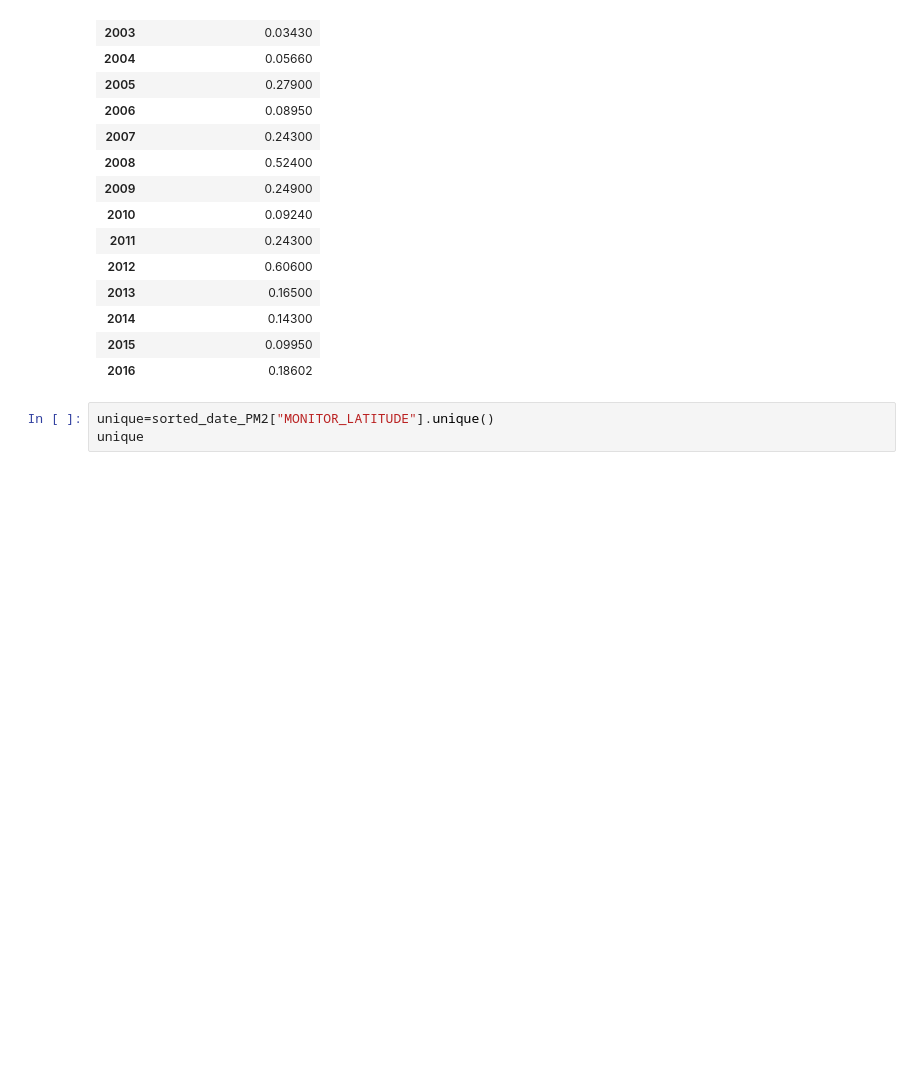
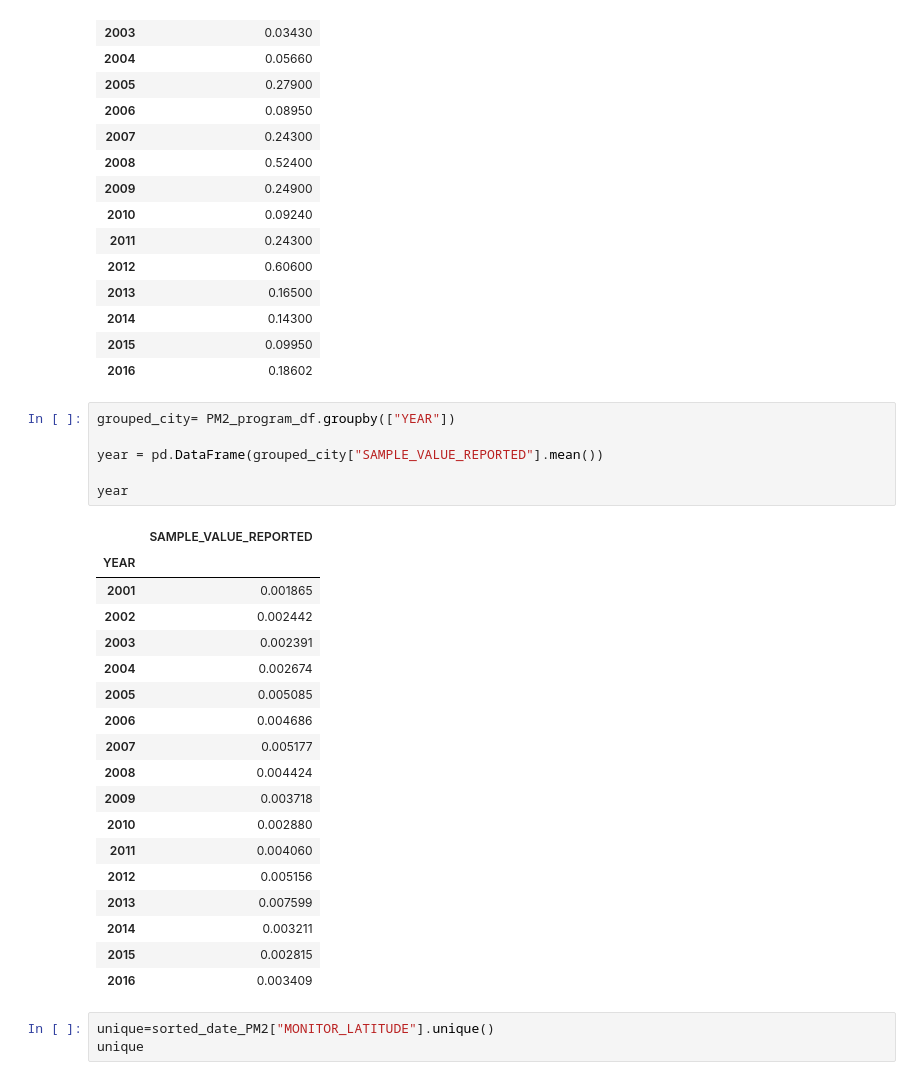
Before and after one commit to jjjjjeb/NJAir_EDA, a Jupyter notebook: Chromium/Chromium.ipynb, the cells around one changed output. Saved outputs shown, nothing was run; the diff lists cells and outputs as text; blank space fills up the shorter version.

```diff
--- a/Chromium/Chromium.ipynb
+++ b/Chromium/Chromium.ipynb
@@ -190,6 +243,31 @@ year
 | 2014 | 0.14300 |
 | 2015 | 0.09950 |
 | 2016 | 0.18602 |
+# %%
+grouped_city= PM2_program_df.groupby(["YEAR"])
+
+year = pd.DataFrame(grouped_city["SAMPLE_VALUE_REPORTED"].mean())
+
+year
+# %% [output]
+|  | SAMPLE_VALUE_REPORTED |
+| YEAR |  |
+| 2001 | 0.001865 |
+| 2002 | 0.002442 |
+| 2003 | 0.002391 |
+| 2004 | 0.002674 |
+| 2005 | 0.005085 |
+| 2006 | 0.004686 |
+| 2007 | 0.005177 |
+| 2008 | 0.004424 |
+| 2009 | 0.003718 |
+| 2010 | 0.002880 |
+| 2011 | 0.004060 |
+| 2012 | 0.005156 |
+| 2013 | 0.007599 |
+| 2014 | 0.003211 |
+| 2015 | 0.002815 |
+| 2016 | 0.003409 |
 # %%
 unique=sorted_date_PM2["MONITOR_LATITUDE"].unique()
 unique
```
Also changed, not shown: parts of 30 cells of this notebook, 13 other files.
